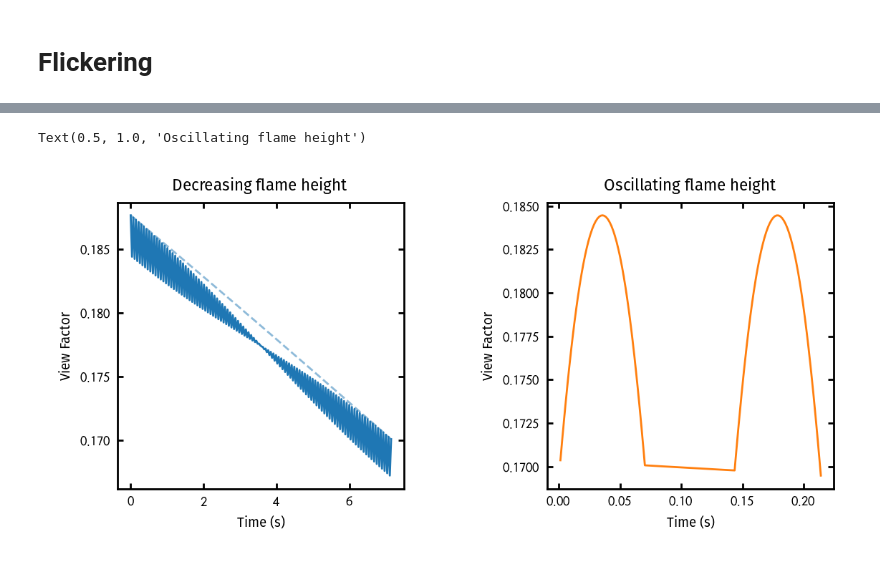
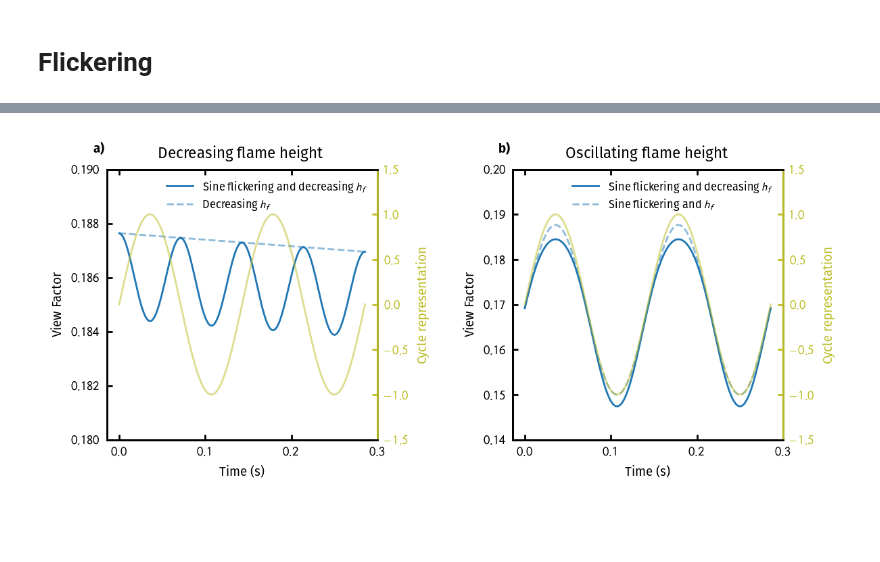
Before and after one commit to mijaillittinj/View_Factor_GUI, a Jupyter notebook: plots.ipynb, the cells around one changed output, grey strips where cells are left out. Cells and saved outputs as stored; diff of their text form; code cells hidden in the pictures; blank space fills up the shorter version.

```diff
--- a/plots.ipynb
+++ b/plots.ipynb
@@ -317,7 +317,7 @@ from PlotTools import create_subplot
 # %%
 w = 7 # Hz
 period = 1 / w
-t_biomass = np.linspace(0, 50*period, 200)
+t_biomass = np.linspace(0, 2*period, 200)
 Amplitude = 5
 
 r_f = 10
@@ -338,21 +338,21 @@ for i in range(len(t_biomass)):
 w = 7 # Hz
 period = 1 /w
 
-t_pool = np.linspace(0, 2 * period, 200)
+t_pool = np.linspace(0, 2*period, 200)
 Amplitude = 5
 
 r_f = 10
 xf = Amplitude*np.sin(2*np.pi*w*t_pool)
 h = 17.5 + 2.5 * np.sin(2 * np.pi * w * t_pool)
-# h = np.ones(len(t))*17.5
 
 distance = 2 * r_f
 
 VF_pool_cone = np.zeros(len(t_pool))
-
+VF_pool_cone_noflicker = np.zeros(len(t_pool))
 p = 0.01
 
 for i in range(len(t_pool)):
     VF_pool_cone[i] = ViewFactorCalculator.analytical_cone(h[i], 2*r_f, distance, xf[i], p, 10)[0]
+    VF_pool_cone_noflicker[i] = ViewFactorCalculator.analytical_cone(h[i], 2*r_f, distance, 0, p, 10)[0]
 
-mask = xf > 0
+# mask = xf > 0
@@ -380,24 +359,50 @@ Text(0.5, 1.0, 'Fourier Transform of VF_cone')
 # %%
 fig, ax, _ = create_subplot(1, 2)
 
-ax[0].plot(t_biomass, VF_biomass_cone, '-', color = 'tab:blue')
-ax[0].plot(t_biomass, VF_biomass_noflicker, '--', color = 'tab:blue', alpha = 0.5)
 
+ax[0].plot(t_biomass, VF_biomass_cone, '-', color = 'tab:blue', label = 'Sine flickering and decreasing $h_f$')
+ax[0].plot(t_biomass, VF_biomass_noflicker, '--', color = 'tab:blue', alpha = 0.5, label = 'Decreasing $h_f$')
 
-ax[1].plot(t_pool[mask], VF_pool_cone[mask], '-', color = 'tab:orange')
+ax0 = ax[0].twinx()
+ax0.plot(t_biomass, np.sin(2*np.pi*w*t_biomass), '-', color = 'tab:olive', alpha = 0.5)
+ax0.tick_params(axis='y', colors='tab:olive')
+ax0.spines['right'].set_color('tab:olive')
+ax0.set_ylabel('Cycle representation', color = 'tab:olive')
+ax0.set_ylim(-1.5, 1.5)
+
+ax[0].legend(loc = 'best')
+ax[0].set_ylim(0.18, 0.19)
+# ax[0].set_ylim(0.14, 0.2)
+
+ax[1].plot(t_pool, VF_pool_cone, '-', color = 'tab:blue', label = 'Sine flickering and decreasing $h_f$')
+ax[1].plot(t_pool, VF_pool_cone_noflicker, '--', color = 'tab:blue', alpha = 0.5, label = 'Sine flickering and $h_f$')
 
 ax[0].set_xlabel('Time (s)')
 ax[0].set_ylabel('View Factor')
 ax[0].set_title('Decreasing flame height')
 ax[1].set_xlabel('Time (s)')
 ax[1].set_ylabel('View Factor')
 ax[1].set_title('Oscillating flame height')
 
+ax[1].legend(loc = 'best')
+ax[1].set_ylim(0.14, 0.2)
+
+ax1 = ax[1].twinx()
+ax1.plot(t_pool, np.sin(2*np.pi*w*t_pool), '-', color = 'tab:olive', alpha = 0.5)
+ax1.tick_params(axis='y', colors='tab:olive')
+ax1.spines['right'].set_color('tab:olive')
+ax1.set_ylabel('Cycle representation', color = 'tab:olive')
+ax1.set_ylim(-1.5, 1.5)
+
 # ax[1].set_xlim(0, 1 / w)
 # print(w)
 # ax2 = ax[1].twinx()
 # ax2.plot(t_pool, np.sin(2*np.pi*w*t_pool), '-', color = 'k', alpha = 0.1)
 # ax2.set_xlim(0, 1/w)
+
+ax[0].annotate(r'\textbf{a)}', xy = (-0.05, 1.1), xycoords = 'axes fraction', va = 'top', ha = 'left')
+ax[1].annotate(r'\textbf{b)}', xy = (-0.05, 1.1), xycoords = 'axes fraction', va = 'top', ha = 'left')
+
+fig.savefig('Figures/Application_ViewFactor.pdf', dpi = 600, bbox_inches = 'tight')
 # %% [output]
-Text(0.5, 1.0, 'Oscillating flame height')
-[figure, old version]
+[figure, new version]
```
Also changed, not shown: parts of 2 cells of this notebook, 2 other files.
